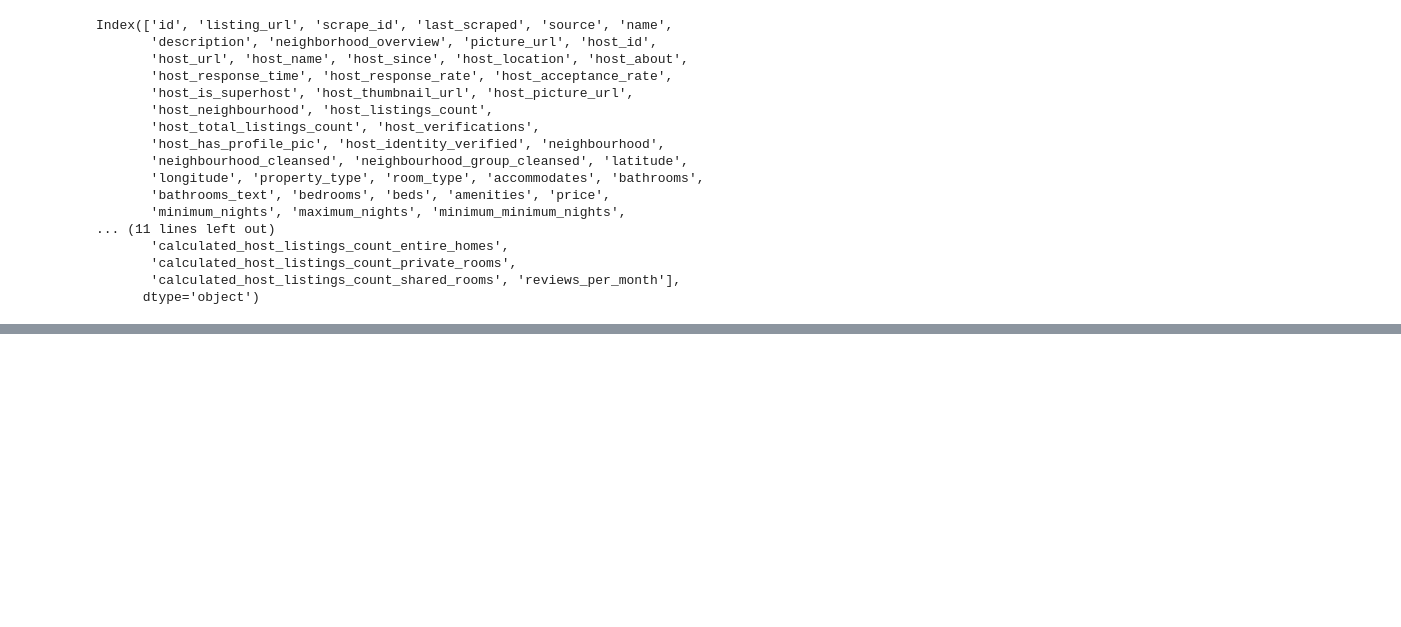
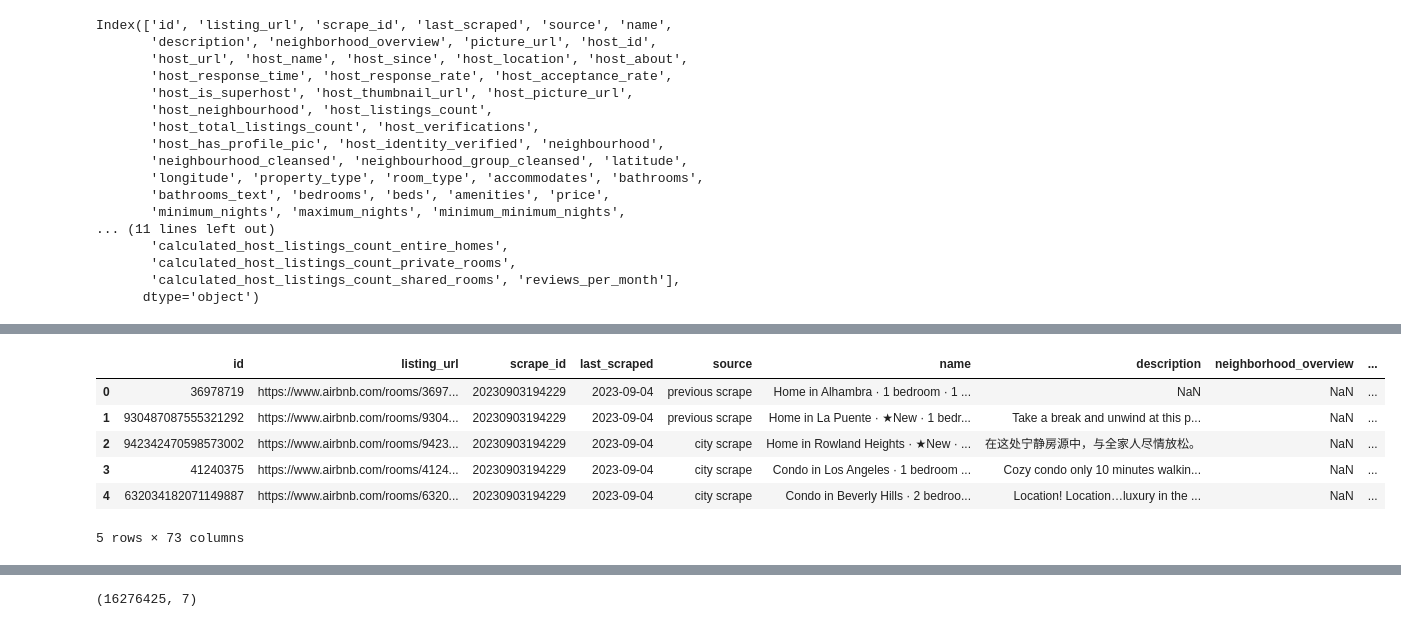
Before and after one commit to zinakhazaee/Visualization, a Jupyter notebook: airbnb.ipynb, the cells around one changed output, grey strips where cells are left out. Saved outputs shown, nothing was run; the diff lists cells and outputs as text; code cells hidden in the pictures; blank space fills up the shorter version.

```diff
--- a/airbnb.ipynb
+++ b/airbnb.ipynb
@@ -5,7 +5,7 @@ import pandas as pd
 import numpy as np
 import matplotlib.pyplot as plt
 # %%
-df = pd.read_csv('/content/drive/MyDrive/New dataset/medium/listings.csv')
+df = pd.read_csv('/content/drive/MyDrive/New dataset/medium/loa/listings.csv')
 # %%
 df.shape
 # %% [output]
@@ -67,0 +68,2 @@ memory usage: 7.4+ MB
+# %%
+df.drop(columns=['calendar_updated','bathrooms'],axis=1 , inplace=True)
@@ -67,0 +85,10 @@ memory usage: 7.4+ MB
+# %%
+df.head()
+# %% [output]
+|  | id | listing_url | scrape_id | last_scraped | source | name | description | neighborhood_overview | ... |
+| 0 | 36978719 | https://www.airbnb.com/rooms/3697... | 20230903194229 | 2023-09-04 | previous scrape | Home in Alhambra · 1 bedroom · 1 ... | NaN | NaN | ... |
+| 1 | 930487087555321292 | https://www.airbnb.com/rooms/9304... | 20230903194229 | 2023-09-04 | previous scrape | Home in La Puente · ★New · 1 bedr... | Take a break and unwind at this p... | NaN | ... |
+| 2 | 942342470598573002 | https://www.airbnb.com/rooms/9423... | 20230903194229 | 2023-09-04 | city scrape | Home in Rowland Heights · ★New · ... | 在这处宁静房源中，与全家人尽情放松。 | NaN | ... |
+| 3 | 41240375 | https://www.airbnb.com/rooms/4124... | 20230903194229 | 2023-09-04 | city scrape | Condo in Los Angeles · 1 bedroom ... | Cozy condo only 10 minutes walkin... | NaN | ... |
+| 4 | 632034182071149887 | https://www.airbnb.com/rooms/6320... | 20230903194229 | 2023-09-04 | city scrape | Condo in Beverly Hills · 2 bedroo... | Location! Location…luxury in the ... | NaN | ... |
+5 rows × 73 columns
@@ -67,0 +98,4 @@ memory usage: 7.4+ MB
+# %%
+df2.shape
+# %% [output]
+(16276425, 7)
```
Also changed, not shown: parts of 12 cells of this notebook.
